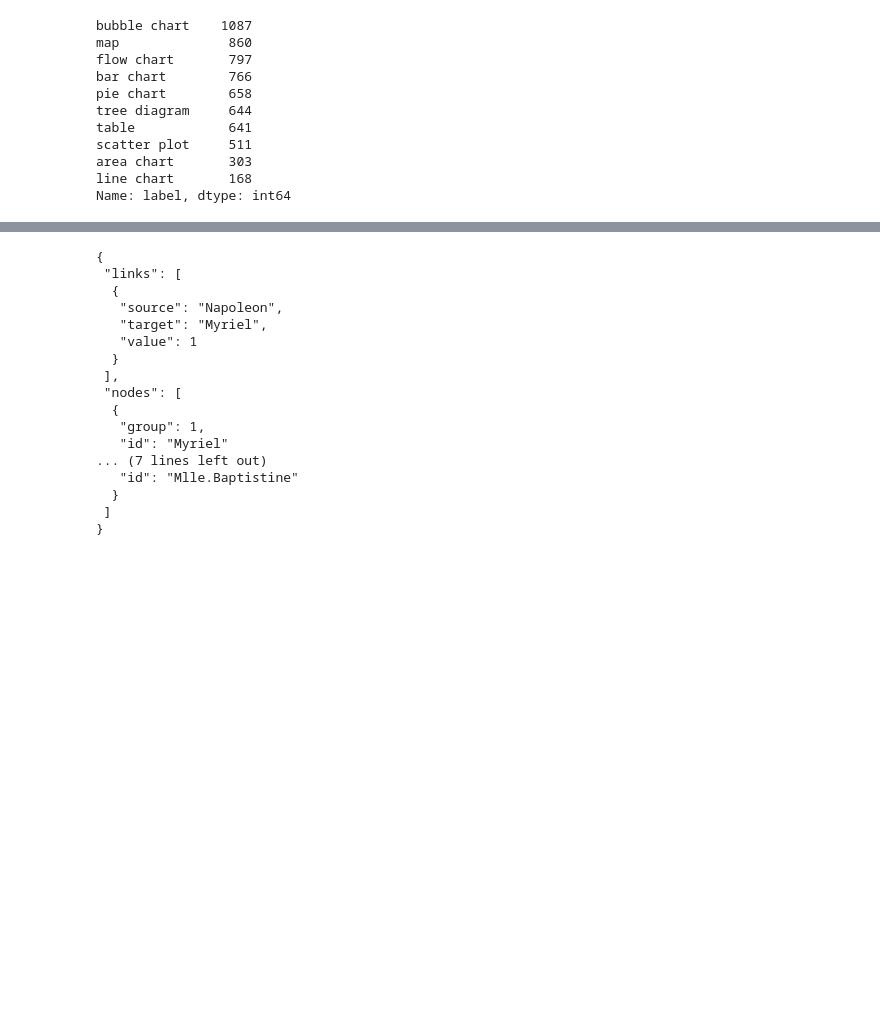
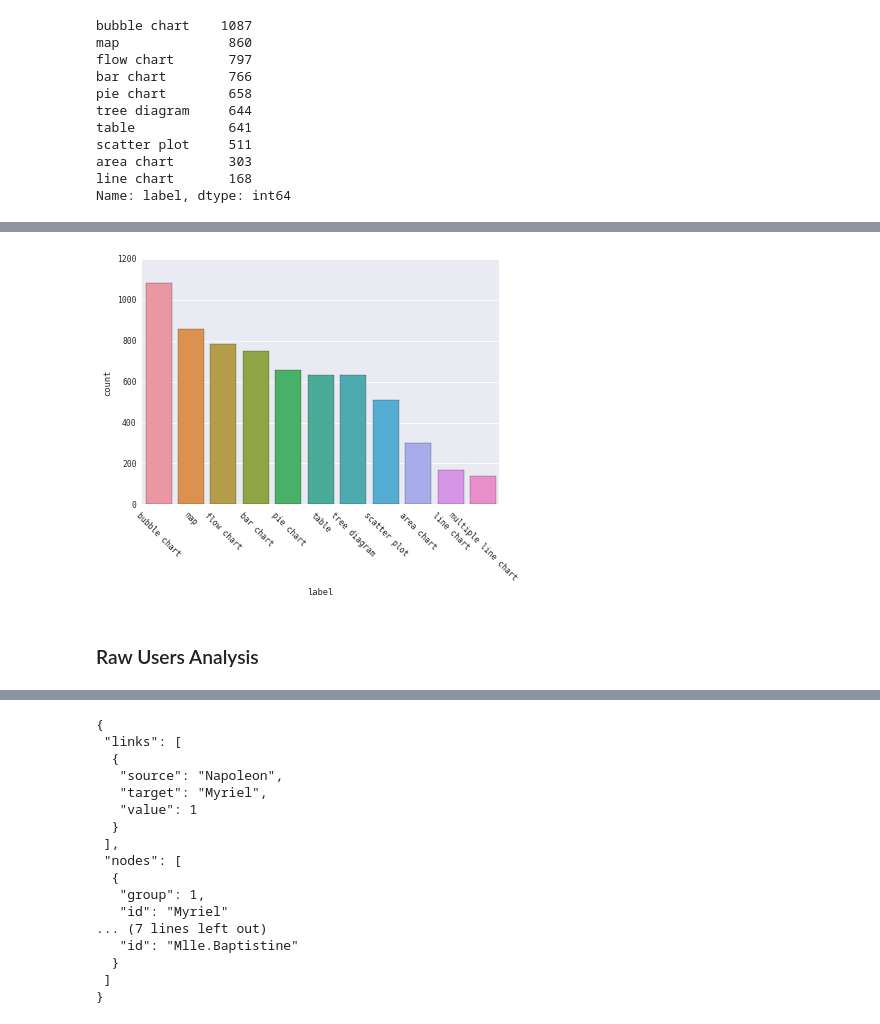
Before and after one commit to sical/NameThatChart, a Jupyter notebook: notebook/first-data-analysis.ipynb, the cells around one changed output, grey strips where cells are left out. Cells and saved outputs as stored; diff of their text form; code cells hidden in the pictures; blank space fills up the shorter version.

```diff
--- a/notebook/first-data-analysis.ipynb
+++ b/notebook/first-data-analysis.ipynb
@@ -119,0 +120,4 @@ ValueError: could not convert string to float: 'visiblevisiblevisiblevisiblevisi
+# %%
+# df.label.value_counts()[:10]
+df_label_top10 = df.groupby("label").filter(lambda x: len(x) > 10)
+df_label_top10
@@ -119,0 +143,11 @@ ValueError: could not convert string to float: 'visiblevisiblevisiblevisiblevisi
+# %%
+# Top-10 Distribution by ImageID
+sns.set(context="paper", font="monospace")
+sns_plot = sns.countplot(x='label', data=df_label_top10, order=df_label_top10.label.value_counts().index)
+plt.xticks(rotation=-45)
+show()
+fig = sns_plot.get_figure()
+# fig.set_size_inches(11.7, 8.27)
+fig.savefig("/Users/rvuillemot/Dropbox/paper-2017-crowdvis/figures/categories-distribution-top10.png")
+# %% [output]
+[figure, added]
@@ -119,0 +157,2 @@ ValueError: could not convert string to float: 'visiblevisiblevisiblevisiblevisi
+# %% [markdown]
+### Raw Users Analysis
```
Also changed, not shown: parts of 33 cells of this notebook, 2 other files.
